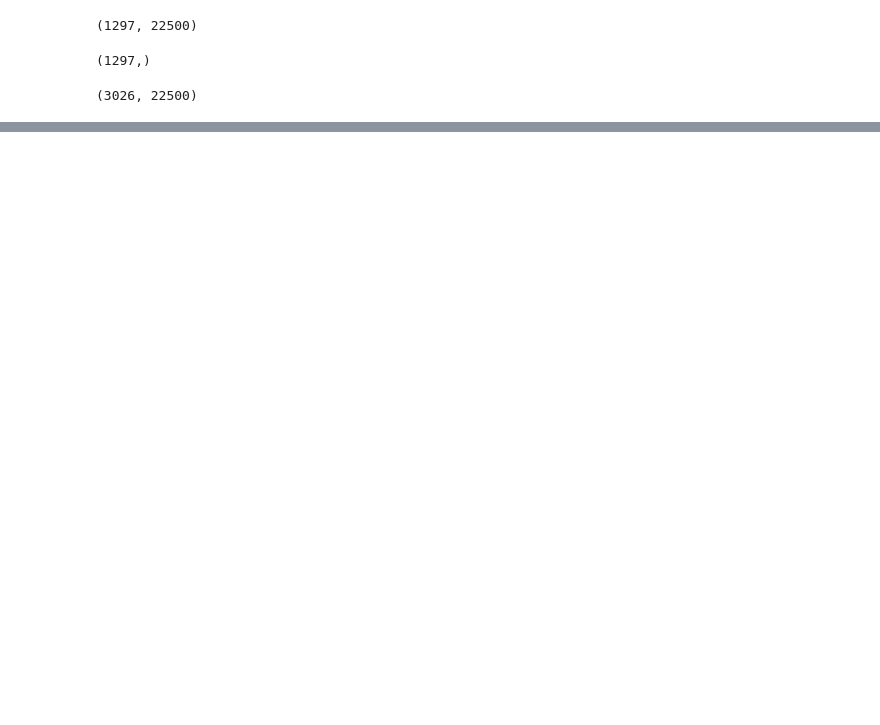
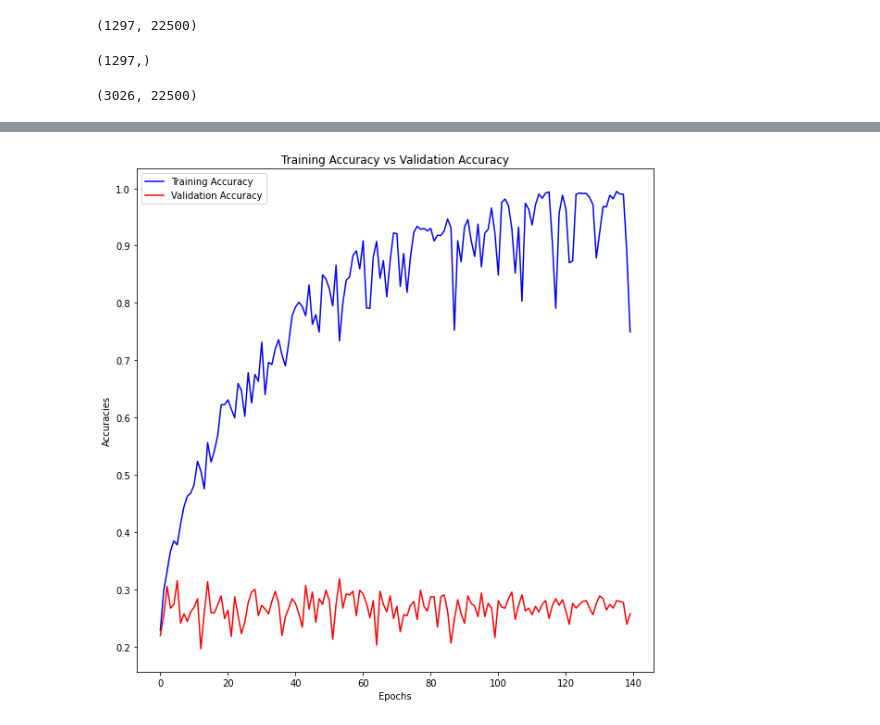
Before and after one commit to IkhlasAhmad1998/DeepLearning_Assignments, a Jupyter notebook: Flowers_Recognition.ipynb, the cells around one changed output, grey strips where cells are left out. Saved outputs shown, nothing was run; the diff lists cells and outputs as text; code cells hidden in the pictures; blank space fills up the shorter version.

```diff
--- a/Flowers_Recognition.ipynb
+++ b/Flowers_Recognition.ipynb
@@ -166,3 +190,17 @@ Epoch 140/140
+# %%
+t_acc = history.history['accuracy']
+v_acc = history.history['val_accuracy']
+epochs = range(140)
+fig = plt.figure(figsize=(10,10))
+plt.plot(epochs, t_acc, 'b', label='Training Accuracy')
+plt.plot(epochs, v_acc, 'r', label='Validation Accuracy')
+plt.xlabel('Epochs')
+plt.ylabel('Accuracies')
+plt.title("Training Accuracy vs Validation Accuracy")
+plt.legend()
+plt.show()
+# %% [output]
+[figure, added]
 # %%
 model.evaluate(test_data, test_labels)
 # %% [output]
```
Also changed, not shown: parts of 7 cells of this notebook.
